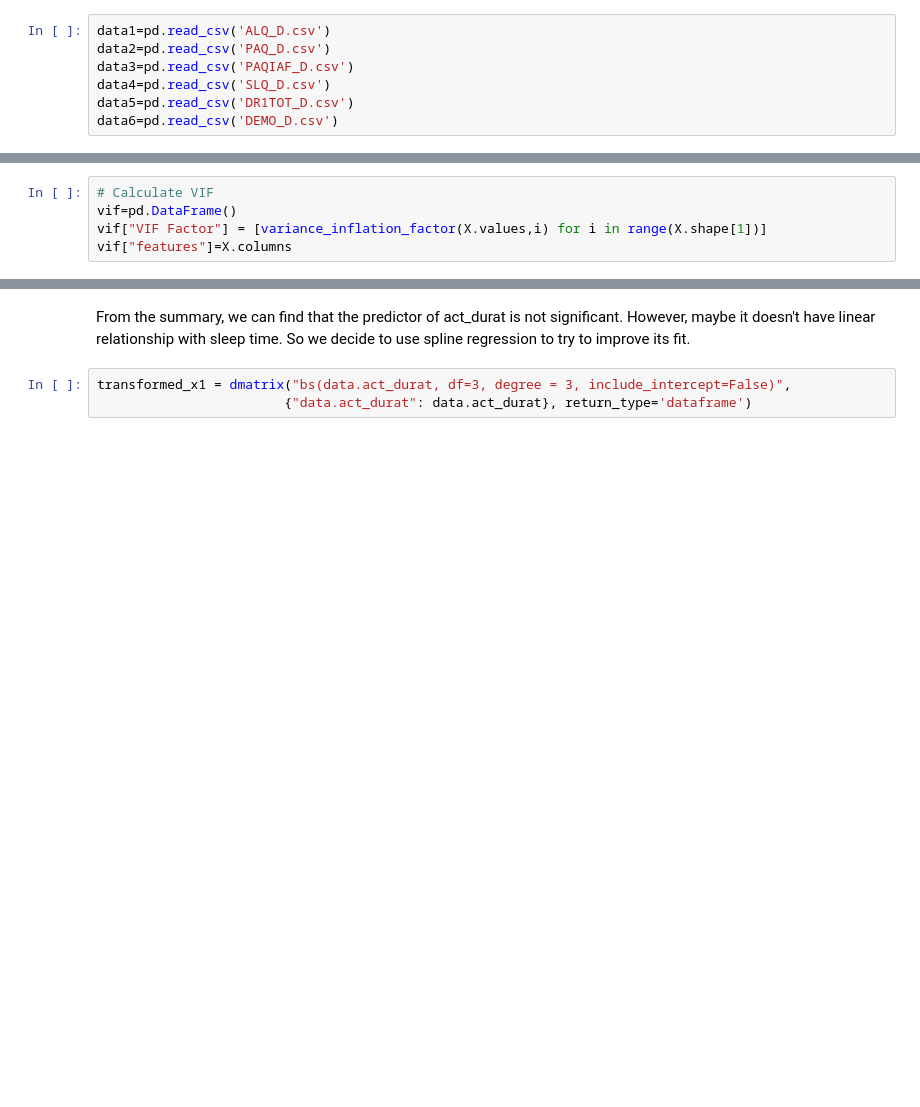
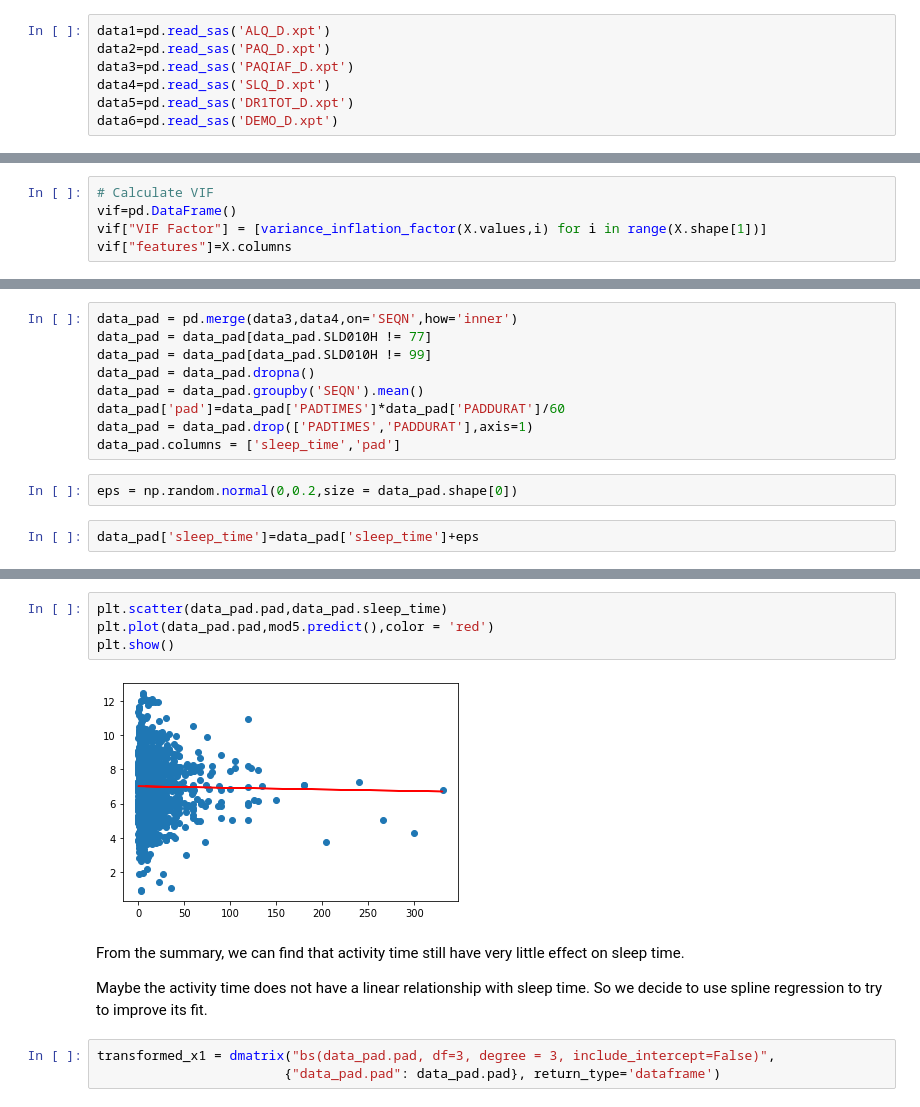
Before and after one commit to xinyangqi/506-group-12-project-, a Jupyter notebook: 506 group project.ipynb, the cells around one changed output, grey strips where cells are left out. Cells and saved outputs as stored; diff of their text form; blank space fills up the shorter version.

```diff
--- a/506 group project.ipynb
+++ b/506 group project.ipynb
@@ -16,10 +16,10 @@ from statsmodels.stats.outliers_influence import variance_inflation_factor
 # %%
-data1=pd.read_csv('ALQ_D.csv')
-data2=pd.read_csv('PAQ_D.csv')
-data3=pd.read_csv('PAQIAF_D.csv')
-data4=pd.read_csv('SLQ_D.csv')
-data5=pd.read_csv('DR1TOT_D.csv')
-data6=pd.read_csv('DEMO_D.csv')
+data1=pd.read_sas('ALQ_D.xpt')
+data2=pd.read_sas('PAQ_D.xpt')
+data3=pd.read_sas('PAQIAF_D.xpt')
+data4=pd.read_sas('SLQ_D.xpt')
+data5=pd.read_sas('DR1TOT_D.xpt')
+data6=pd.read_sas('DEMO_D.xpt')
 # %% [markdown]
 Then, extract and clean data.
 # %%
@@ -104,0 +207,13 @@ Warnings:
+# %%
+data_pad = pd.merge(data3,data4,on='SEQN',how='inner')
+data_pad = data_pad[data_pad.SLD010H != 77]
+data_pad = data_pad[data_pad.SLD010H != 99]
+data_pad = data_pad.dropna()
+data_pad = data_pad.groupby('SEQN').mean()
+data_pad['pad']=data_pad['PADTIMES']*data_pad['PADDURAT']/60
+data_pad = data_pad.drop(['PADTIMES','PADDURAT'],axis=1)
+data_pad.columns = ['sleep_time','pad']
+# %%
+eps = np.random.normal(0,0.2,size = data_pad.shape[0])
+# %%
+data_pad['sleep_time']=data_pad['sleep_time']+eps
@@ -105,6 +243,14 @@ Warnings:
+# %%
+plt.scatter(data_pad.pad,data_pad.sleep_time)
+plt.plot(data_pad.pad,mod5.predict(),color = 'red')
+plt.show()
+# %% [output]
+[figure, added]
 # %% [markdown]
-From the summary, we can find that the predictor of act_durat is not significant. However, maybe it doesn't have linear relationship with sleep time. So we decide to use spline regression to try to improve its fit.
+From the summary, we can find that activity time still have very little effect on sleep time.
+
+Maybe the activity time does not have a linear relationship with sleep time. So we decide to use spline regression to try to improve its fit.
 # %%
-transformed_x1 = dmatrix("bs(data.act_durat, df=3, degree = 3, include_intercept=False)",
-                        {"data.act_durat": data.act_durat}, return_type='dataframe')
+transformed_x1 = dmatrix("bs(data_pad.pad, df=3, degree = 3, include_intercept=False)",
+                        {"data_pad.pad": data_pad.pad}, return_type='dataframe')
 # %%
```
Also changed, not shown: parts of 29 cells of this notebook.
